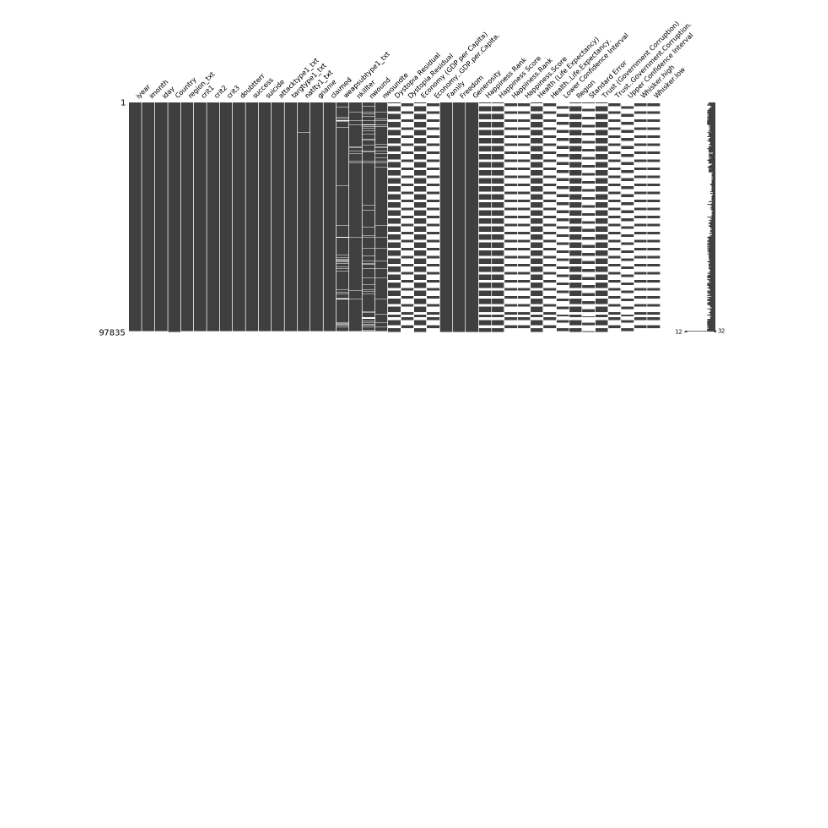
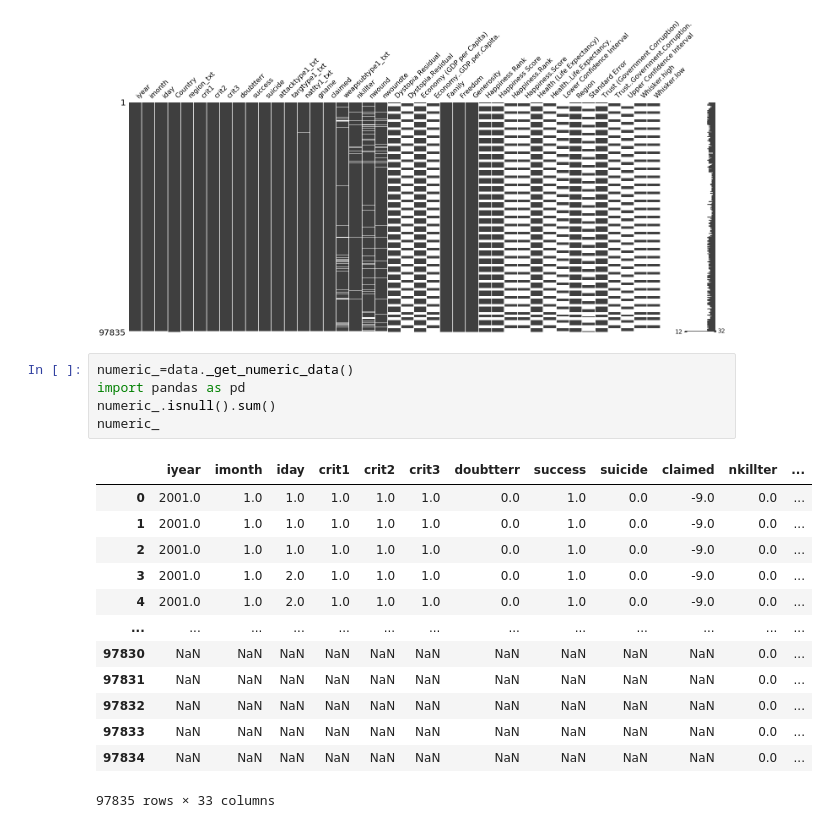
Before and after one commit to aghapygad336/MENA, a Jupyter notebook: MENA.ipynb, the cells around one changed output. Drawn from its saved outputs; the diff is of its cells as text; blank space fills up the shorter version.

```diff
--- a/MENA.ipynb
+++ b/MENA.ipynb
@@ -305,3 +305,22 @@ msno.matrix(data)
 # %% [output]
 <matplotlib.axes._subplots.AxesSubplot at 0x...>
 [figure]
+# %%
+numeric_=data._get_numeric_data()
+import pandas as pd
+numeric_.isnull().sum()
+numeric_
+# %% [output]
+|  | iyear | imonth | iday | crit1 | crit2 | crit3 | doubtterr | success | suicide | claimed | nkillter | ... |
+| 0 | 2001.0 | 1.0 | 1.0 | 1.0 | 1.0 | 1.0 | 0.0 | 1.0 | 0.0 | -9.0 | 0.0 | ... |
+| 1 | 2001.0 | 1.0 | 1.0 | 1.0 | 1.0 | 1.0 | 0.0 | 1.0 | 0.0 | -9.0 | 0.0 | ... |
+| 2 | 2001.0 | 1.0 | 1.0 | 1.0 | 1.0 | 1.0 | 0.0 | 1.0 | 0.0 | -9.0 | 0.0 | ... |
+| 3 | 2001.0 | 1.0 | 2.0 | 1.0 | 1.0 | 1.0 | 0.0 | 1.0 | 0.0 | -9.0 | 0.0 | ... |
+| 4 | 2001.0 | 1.0 | 2.0 | 1.0 | 1.0 | 1.0 | 0.0 | 1.0 | 0.0 | -9.0 | 0.0 | ... |
+| ... | ... | ... | ... | ... | ... | ... | ... | ... | ... | ... | ... | ... |
+| 97830 | NaN | NaN | NaN | NaN | NaN | NaN | NaN | NaN | NaN | NaN | 0.0 | ... |
+| 97831 | NaN | NaN | NaN | NaN | NaN | NaN | NaN | NaN | NaN | NaN | 0.0 | ... |
+| 97832 | NaN | NaN | NaN | NaN | NaN | NaN | NaN | NaN | NaN | NaN | 0.0 | ... |
+| 97833 | NaN | NaN | NaN | NaN | NaN | NaN | NaN | NaN | NaN | NaN | 0.0 | ... |
+| 97834 | NaN | NaN | NaN | NaN | NaN | NaN | NaN | NaN | NaN | NaN | 0.0 | ... |
+97835 rows × 33 columns
```
